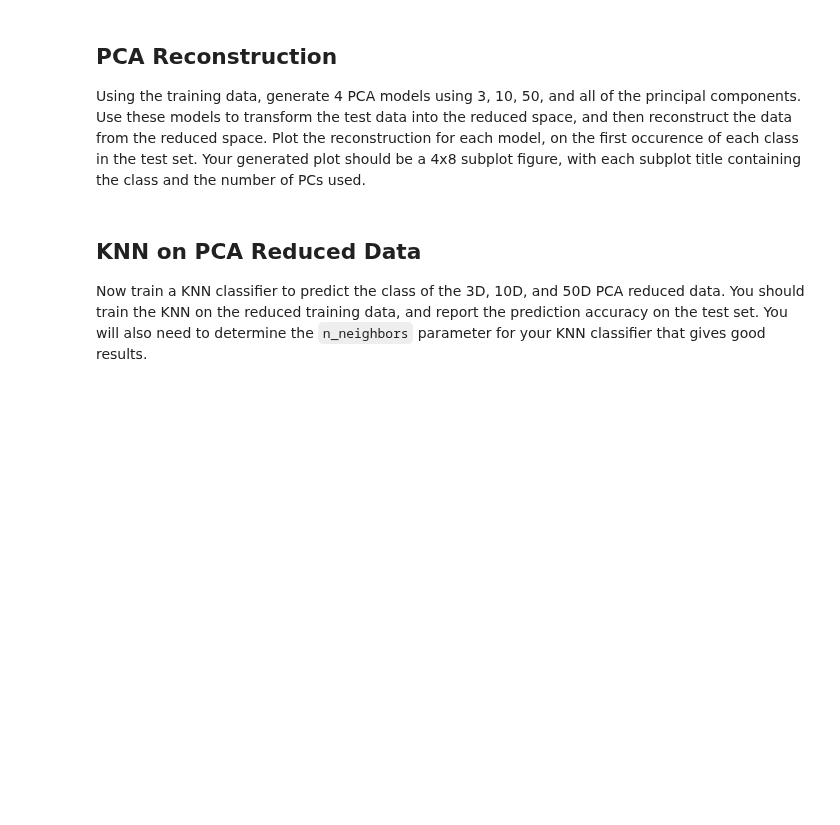
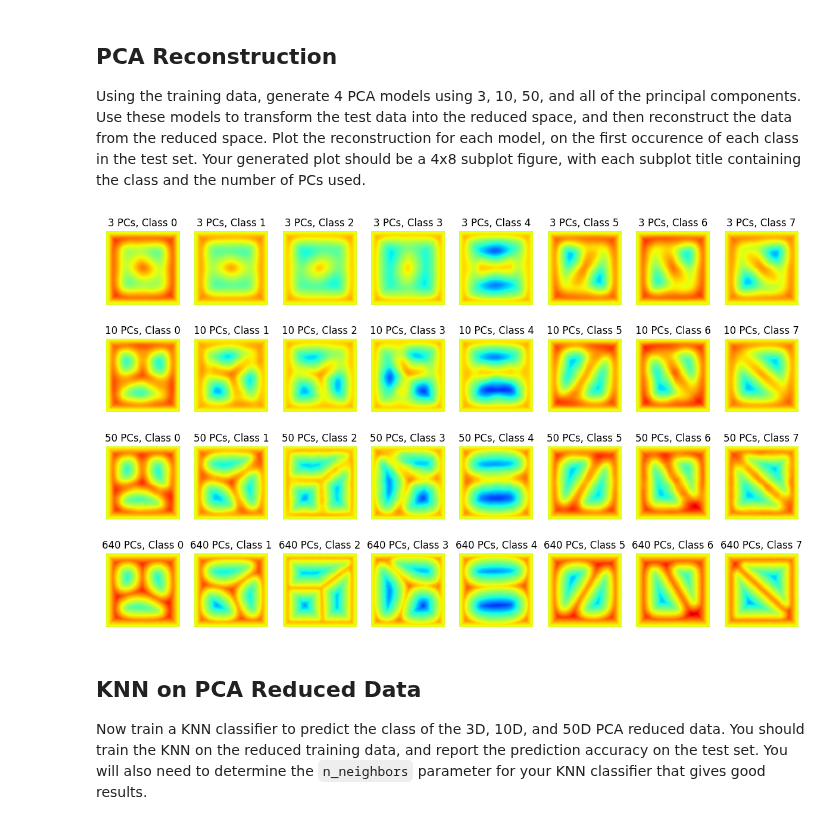
Before and after one commit to judson35/AI-ML, a Jupyter notebook: HW12/M12-HW1.ipynb, the cells around one changed output. Drawn from its saved outputs; the diff is of its cells as text; code cells hidden in the pictures; blank space fills up the shorter version.

```diff
--- a/HW12/M12-HW1.ipynb
+++ b/HW12/M12-HW1.ipynb
@@ -74,3 +111,19 @@ Using the training data, generate 4 PCA models using 3, 10, 50, and all of the p
+# %%
+pcas = []
+fig, ax = plt.subplots(4,8)
+fig.set_size_inches(15,9)
+for i,n_components in enumerate([3, 10, 50, len(X_train[:,0])]):
+    pca = PCA(n_components=n_components)
+    pca.fit(X_train)
+    A = pca.transform(X_test)
+    X_recon = pca.inverse_transform(A)
+    for j in range(8):
+        idxs = np.where(y_test == j)[0]
+        plot_sdf(X_recon[idxs[0],:], ax[i][j], f"{n_components} PCs, Class {j}")
+
+    pcas.append(pca)
+# %% [output]
+[figure, added]
 # %% [markdown]
 ## KNN on PCA Reduced Data
 
```
Also changed, not shown: parts of 13 cells of this notebook.
